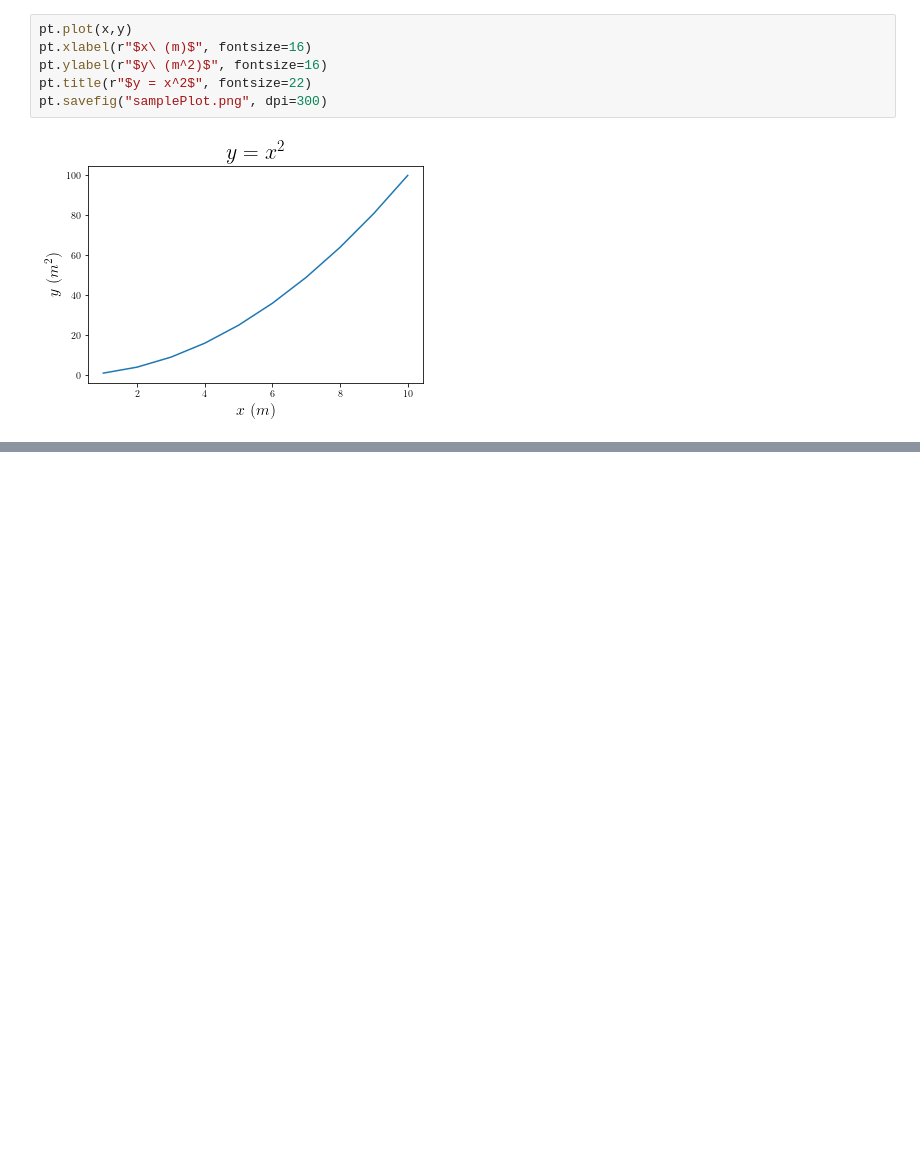
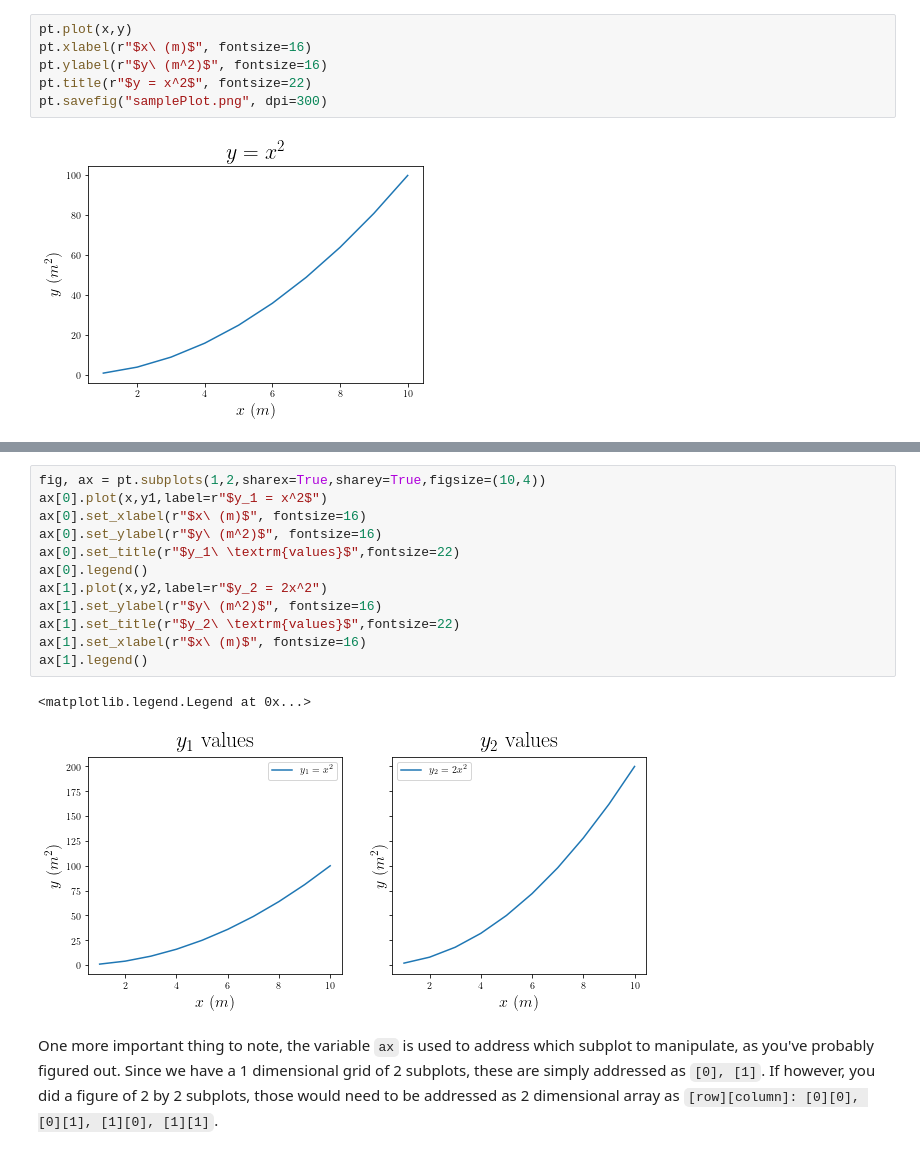
Before and after one commit to varosy/Lectures, a Jupyter notebook: Visualization and Analysis.ipynb, the cells around one changed output, grey strips where cells are left out. Cells and saved outputs as stored; diff of their text form; blank space fills up the shorter version.

```diff
--- a/Visualization and Analysis.ipynb
+++ b/Visualization and Analysis.ipynb
@@ -86,0 +127,17 @@ Let us now look at dealing with multiple data sets!
+# %%
+fig, ax = pt.subplots(1,2,sharex=True,sharey=True,figsize=(10,4))
+ax[0].plot(x,y1,label=r"$y_1 = x^2$")
+ax[0].set_xlabel(r"$x\ (m)$", fontsize=16)
+ax[0].set_ylabel(r"$y\ (m^2)$", fontsize=16)
+ax[0].set_title(r"$y_1\ \textrm{values}$",fontsize=22)
+ax[0].legend()
+ax[1].plot(x,y2,label=r"$y_2 = 2x^2")
+ax[1].set_ylabel(r"$y\ (m^2)$", fontsize=16)
+ax[1].set_title(r"$y_2\ \textrm{values}$",fontsize=22)
+ax[1].set_xlabel(r"$x\ (m)$", fontsize=16)
+ax[1].legend()
+# %% [output]
+<matplotlib.legend.Legend at 0x...>
+[figure, added]
+# %% [markdown]
+One more important thing to note, the variable `ax` is used to address which subplot to manipulate, as you've probably figured out. Since we have a 1 dimensional grid of 2 subplots, these are simply addressed as `[0], [1]`. If however, you did a figure of 2 by 2 subplots, those would need to be addressed as 2 dimensional array as `[row][column]: [0][0], [0][1], [1][0], [1][1]`.
```
Also changed, not shown: parts of 8 cells of this notebook.
